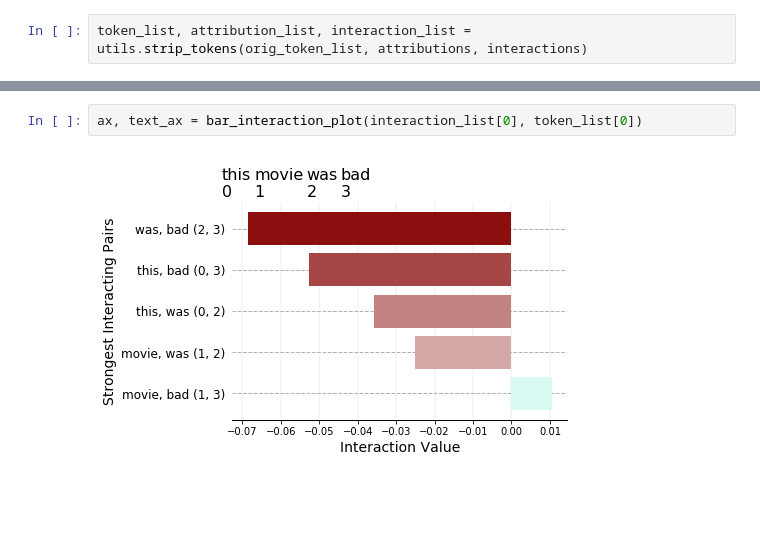
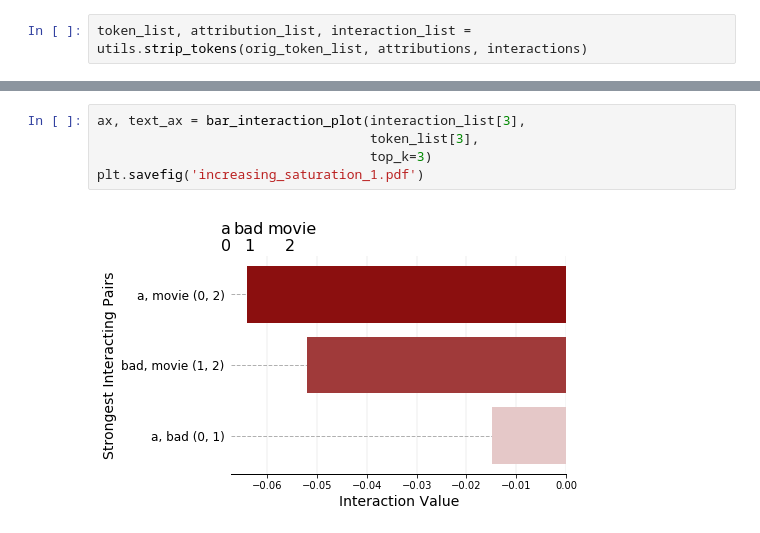
Before and after one commit to suinleelab/path_explain, a Jupyter notebook: examples/natural_language/transformers/sst2/display_custom_attributions.ipynb, the cells around one changed output, grey strips where cells are left out. Saved outputs shown, nothing was run; the diff lists cells and outputs as text; blank space fills up the shorter version.

```diff
--- a/examples/natural_language/transformers/sst2/display_custom_attributions.ipynb
+++ b/examples/natural_language/transformers/sst2/display_custom_attributions.ipynb
@@ -175,4 +164,7 @@ text_plot(token_list[0], attribution_list[0], include_legend=True, interaction_m
 # %%
-ax, text_ax = bar_interaction_plot(interaction_list[0], token_list[0])
+ax, text_ax = bar_interaction_plot(interaction_list[3],
+                                   token_list[3],
+                                   top_k=3)
+plt.savefig('increasing_saturation_1.pdf')
 # %% [output]
-[figure, old version]
+[figure, new version]
```
Also changed, not shown: parts of 19 cells of this notebook, 14 other files.
